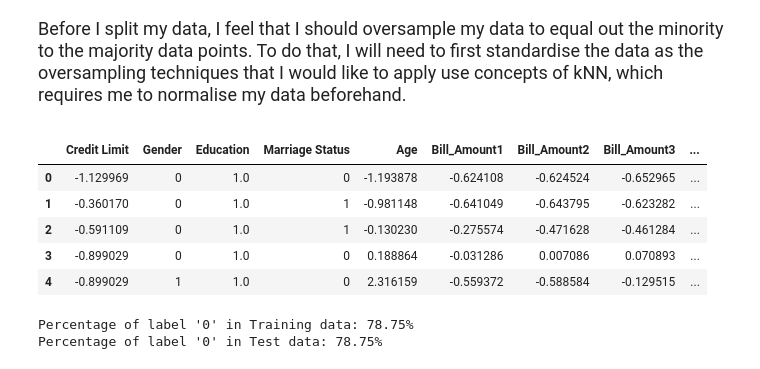
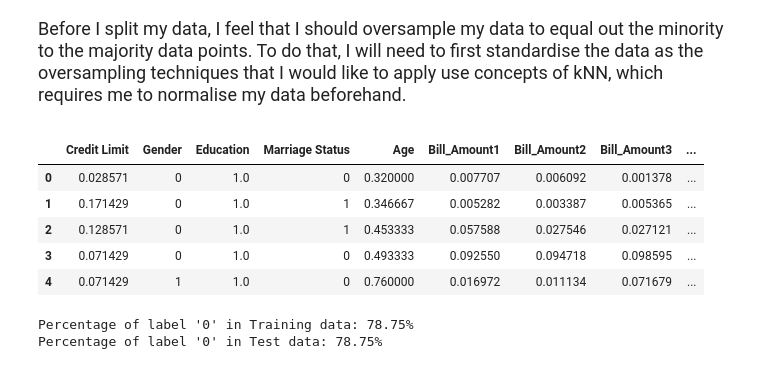
Before and after one commit to fwnriyx/poly, a Jupyter notebook: AI and Machine Learning/CA1/Classificiation/credits.ipynb, the cells around one changed output. Cells and saved outputs as stored; diff of their text form; code cells hidden in the pictures.

```diff
--- a/AI and Machine Learning/CA1/Classificiation/credits.ipynb
+++ b/AI and Machine Learning/CA1/Classificiation/credits.ipynb
@@ -313,25 +314,25 @@ and if you need cats to visualise it:<br>
 
 Before I split my data, I feel that I should oversample my data to equal out the minority to the majority data points. To do that, I will need to first standardise the data as the oversampling techniques that I would like to apply use concepts of kNN, which requires me to normalise my data beforehand.
 # %%
-from sklearn.preprocessing import StandardScaler
+from sklearn.preprocessing import StandardScaler,MaxAbsScaler,MinMaxScaler,Normalizer
 
 # Select the continuous columns to be standardized
 continuous_cols = ['Credit Limit', 'Age', 'Total_paid','Bill_Amount1',	'Bill_Amount2',	'Bill_Amount3',	'Pay_Amount1',	'Pay_Amount2',	'Pay_Amount3']
 
-# Create a StandardScaler object
-scaler = StandardScaler()
+# Create a Normalizer object
+scaler = MaxAbsScaler()
 
 # Standardize the selected columns
 df[continuous_cols] = scaler.fit_transform(df[continuous_cols])
 
 df.head()
 # %% [output]
 |  | Credit Limit | Gender | Education | Marriage Status | Age | Bill_Amount1 | Bill_Amount2 | Bill_Amount3 | ... |
-| 0 | -1.129969 | 0 | 1.0 | 0 | -1.193878 | -0.624108 | -0.624524 | -0.652965 | ... |
-| 1 | -0.360170 | 0 | 1.0 | 1 | -0.981148 | -0.641049 | -0.643795 | -0.623282 | ... |
-| 2 | -0.591109 | 0 | 1.0 | 1 | -0.130230 | -0.275574 | -0.471628 | -0.461284 | ... |
-| 3 | -0.899029 | 0 | 1.0 | 0 | 0.188864 | -0.031286 | 0.007086 | 0.070893 | ... |
-| 4 | -0.899029 | 1 | 1.0 | 0 | 2.316159 | -0.559372 | -0.588584 | -0.129515 | ... |
+| 0 | 0.028571 | 0 | 1.0 | 0 | 0.320000 | 0.007707 | 0.006092 | 0.001378 | ... |
+| 1 | 0.171429 | 0 | 1.0 | 1 | 0.346667 | 0.005282 | 0.003387 | 0.005365 | ... |
+| 2 | 0.128571 | 0 | 1.0 | 1 | 0.453333 | 0.057588 | 0.027546 | 0.027121 | ... |
+| 3 | 0.071429 | 0 | 1.0 | 0 | 0.493333 | 0.092550 | 0.094718 | 0.098595 | ... |
+| 4 | 0.071429 | 1 | 1.0 | 0 | 0.760000 | 0.016972 | 0.011134 | 0.071679 | ... |
 # %%
 main_df = df.drop(['Default payment next month'], axis = 1)
 target_df = df['Default payment next month']
```
Also changed, not shown: parts of 11 cells of this notebook, 1 other file.
